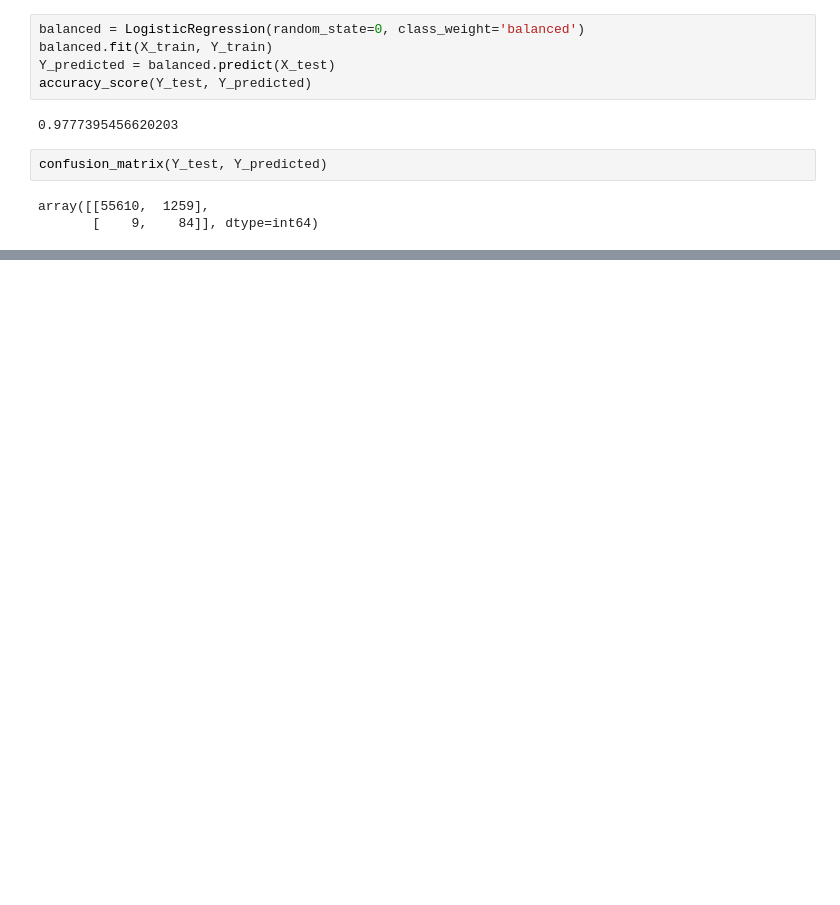
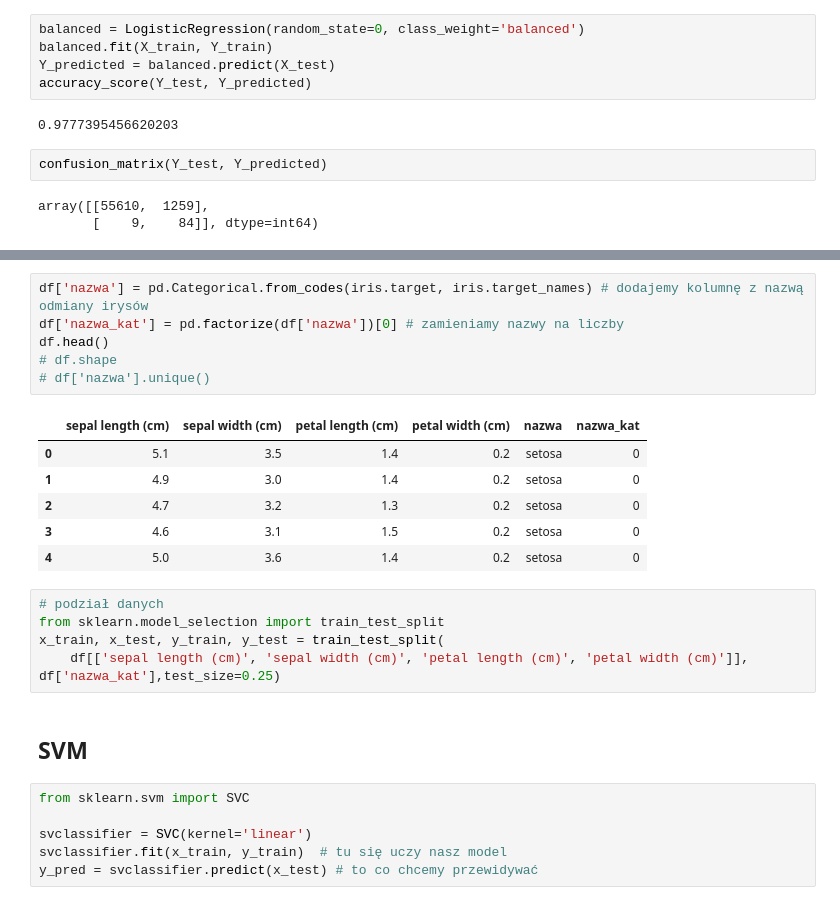
Before and after one commit to AgnesGru/ML_algoritms, a Jupyter notebook: ML Algoritms.ipynb, the cells around one changed output, grey strips where cells are left out. Saved outputs shown, nothing was run; the diff lists cells and outputs as text; blank space fills up the shorter version.

```diff
--- a/ML Algoritms.ipynb
+++ b/ML Algoritms.ipynb
@@ -152,0 +193,26 @@ array([[55610,  1259],
+# %%
+df['nazwa'] = pd.Categorical.from_codes(iris.target, iris.target_names) # dodajemy kolumnę z nazwą odmiany irysów
+df['nazwa_kat'] = pd.factorize(df['nazwa'])[0] # zamieniamy nazwy na liczby
+df.head()
+# df.shape
+# df['nazwa'].unique()
+# %% [output]
+|  | sepal length (cm) | sepal width (cm) | petal length (cm) | petal width (cm) | nazwa | nazwa_kat |
+| 0 | 5.1 | 3.5 | 1.4 | 0.2 | setosa | 0 |
+| 1 | 4.9 | 3.0 | 1.4 | 0.2 | setosa | 0 |
+| 2 | 4.7 | 3.2 | 1.3 | 0.2 | setosa | 0 |
+| 3 | 4.6 | 3.1 | 1.5 | 0.2 | setosa | 0 |
+| 4 | 5.0 | 3.6 | 1.4 | 0.2 | setosa | 0 |
+# %%
+# podział danych
+from sklearn.model_selection import train_test_split
+x_train, x_test, y_train, y_test = train_test_split(
+    df[['sepal length (cm)', 'sepal width (cm)', 'petal length (cm)', 'petal width (cm)']], df['nazwa_kat'],test_size=0.25)
+# %% [markdown]
+## SVM
+# %%
+from sklearn.svm import SVC
+
+svclassifier = SVC(kernel='linear')
+svclassifier.fit(x_train, y_train)  # tu się uczy nasz model
+y_pred = svclassifier.predict(x_test) # to co chcemy przewidywać
```
Also changed, not shown: parts of 14 cells of this notebook.
